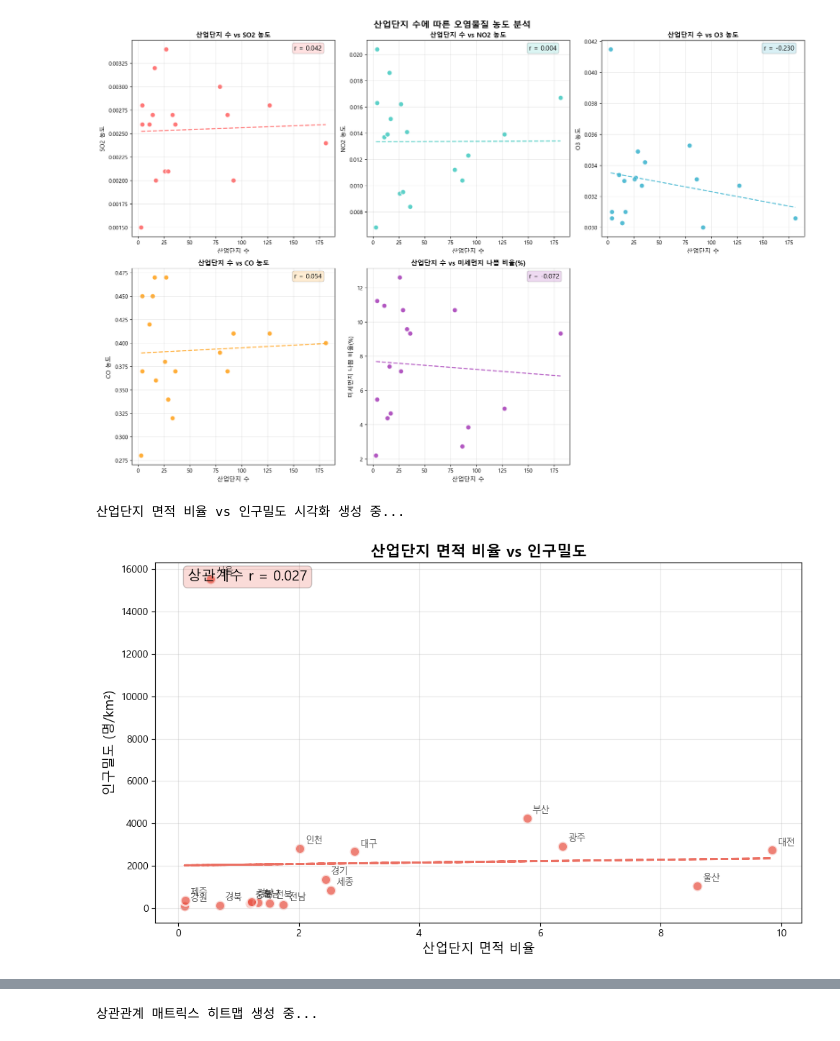
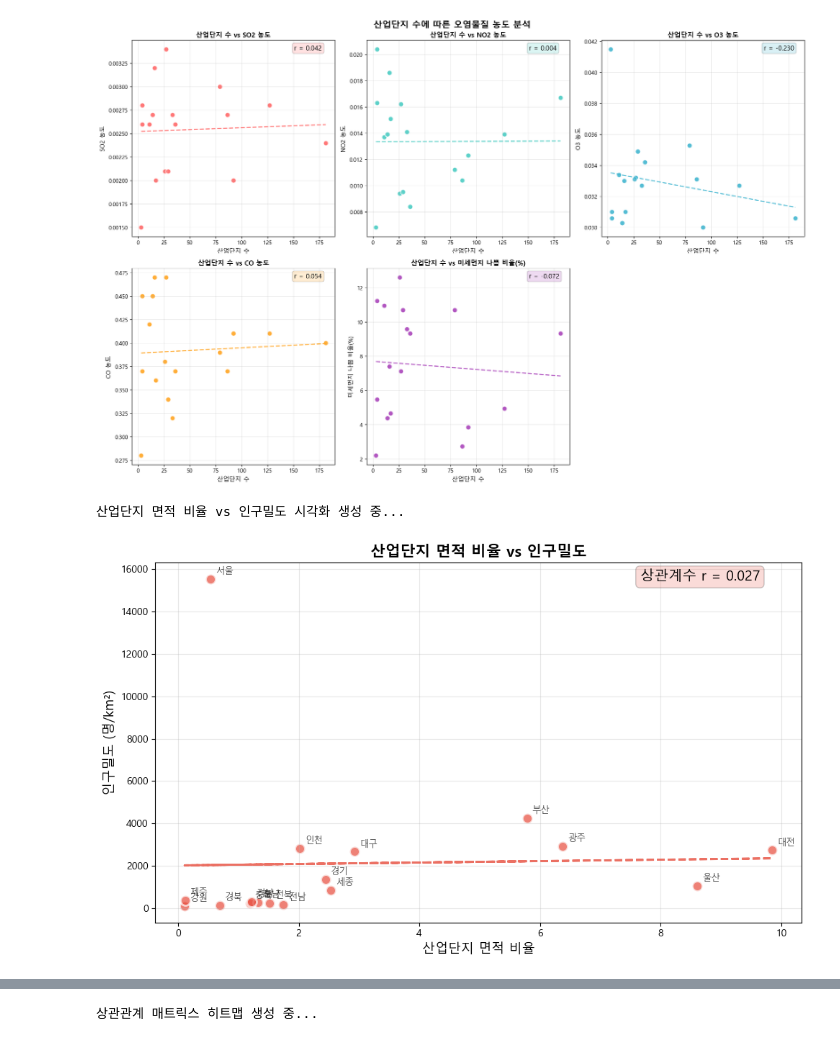
Before and after one commit to Encore-SKN-17/EDA_MINI_3TEAM, a Jupyter notebook: graph.ipynb, the cells around one changed output, grey strips where cells are left out. Drawn from its saved outputs; the diff is of its cells as text; code cells hidden in the pictures.

```diff
--- a/graph.ipynb
+++ b/graph.ipynb
@@ -381,39 +382,39 @@ plt.show()
 산업단지 수 vs 오염물질 농도 시각화 생성 중...
 [figure]
 # %%
-# 8. 산업단지 면적 비율과 인구밀도의 관계
+# 10. 산업단지 면적 비율과 인구밀도의 관계
 print("산업단지 면적 비율 vs 인구밀도 시각화 생성 중...")
 
 plt.figure(figsize=(10, 6))
 
 # 산점도
 plt.scatter(pollution_data['industry_area_ratio'], pollution_data['population_density'],
            alpha=0.7, s=100, c='#E74C3C', edgecolors='white', linewidth=2)
 
 # 추세선
 z = np.polyfit(pollution_data['industry_area_ratio'], pollution_data['population_density'], 1)
 p = np.poly1d(z)
 plt.plot(pollution_data['industry_area_ratio'], p(pollution_data['industry_area_ratio']),
         "--", color='#E74C3C', alpha=0.8, linewidth=2)
 
 # 상관계수 계산 및 표시
 correlation = np.corrcoef(pollution_data['industry_area_ratio'], pollution_data['population_density'])[0, 1]
-plt.text(0.05, 0.95, f'상관계수 r = {correlation:.3f}',
+plt.text(0.75, 0.95, f'상관계수 r = {correlation:.3f}',
         transform=plt.gca().transAxes, fontsize=14,
         bbox=dict(boxstyle="round,pad=0.3", facecolor='#E74C3C', alpha=0.2))
 
 # 지역명 표시
 for i, region in enumerate(pollution_data['region']):
     plt.annotate(region,
                 (pollution_data['industry_area_ratio'].iloc[i], pollution_data['population_density'].iloc[i]),
                 xytext=(5, 5), textcoords='offset points', fontsize=9, alpha=0.7)
 
 plt.xlabel('산업단지 면적 비율', fontsize=13)
 plt.ylabel('인구밀도 (명/km²)', fontsize=13)
 plt.title('산업단지 면적 비율 vs 인구밀도', fontsize=15, fontweight='bold')
 plt.grid(True, alpha=0.3)
 plt.tight_layout()
 plt.show()
 # %% [output]
 산업단지 면적 비율 vs 인구밀도 시각화 생성 중...
-[figure, old version]
+[figure, new version]
```
Also changed, not shown: parts of 8 cells of this notebook.
